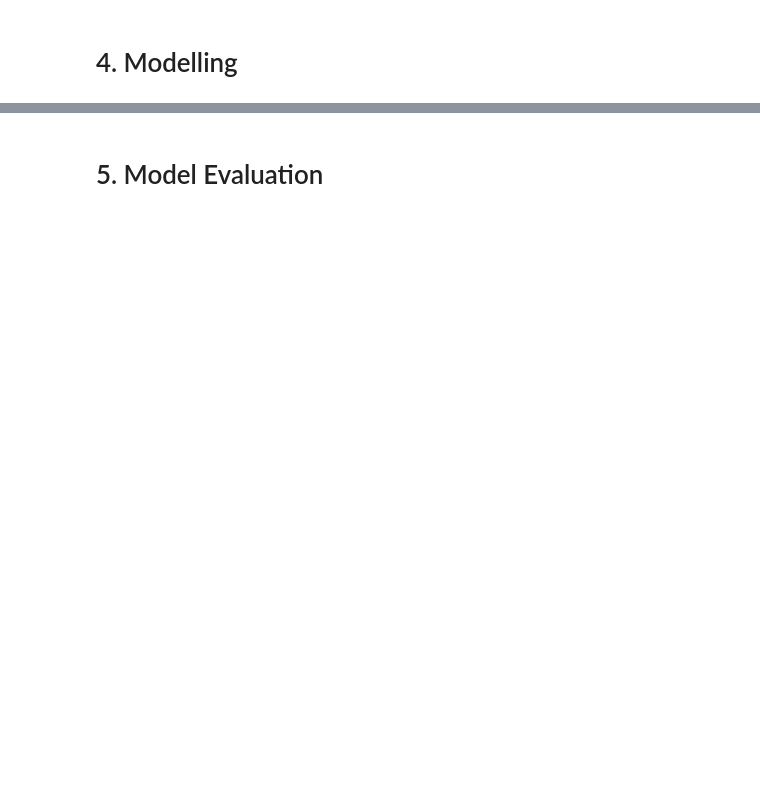
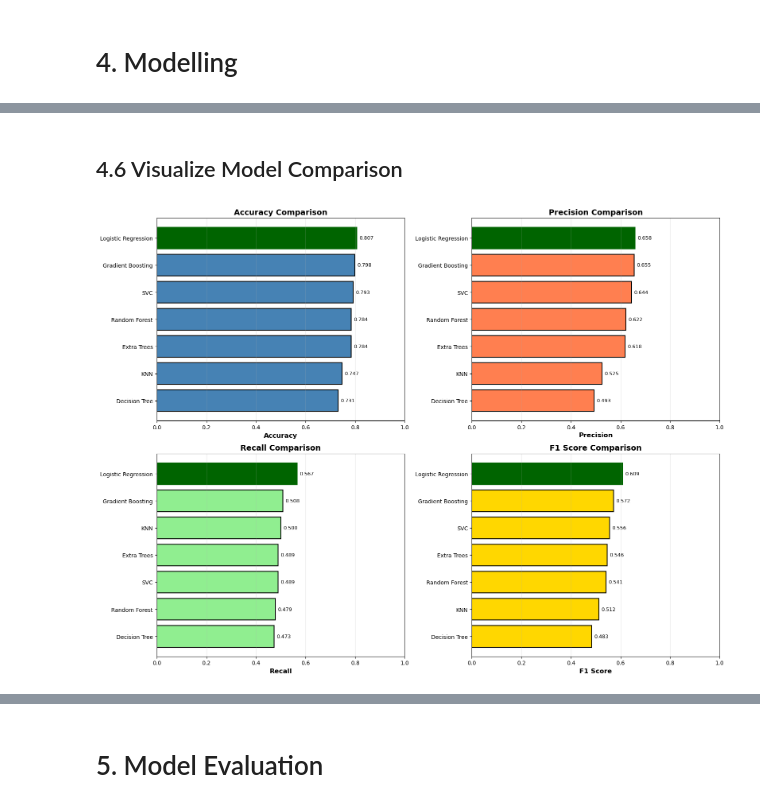
Before and after one commit to MyatPhoneM/mldp-project, a Jupyter notebook: MLDP Program Codes Submission Template.ipynb, the cells around one changed output, grey strips where cells are left out. Cells and saved outputs as stored; diff of their text form; code cells hidden in the pictures; blank space fills up the shorter version.

```diff
--- a/MLDP Program Codes Submission Template.ipynb
+++ b/MLDP Program Codes Submission Template.ipynb
@@ -816,0 +1333,17 @@ By looking at the variance ranking, everything except gender should be included
+# %%
+# Create results DataFrame
+results_df = pd.DataFrame(results)
+results_df = results_df.sort_values('F1 Score', ascending=False).reset_index(drop=True)
+
+print("\n" + "="*70)
+print("MODEL COMPARISON - RANKED BY F1 SCORE")
+print("="*70)
+print(results_df.to_string(index=False))
+print("="*70)
+
+# Identify best model
+best_model_name = results_df.iloc[0]['Model']
+best_f1 = results_df.iloc[0]['F1 Score']
+
+print(f"\n🏆 Best Model: {best_model_name}")
+print(f"   F1 Score: {best_f1:.4f}")
@@ -816,0 +1402,34 @@ By looking at the variance ranking, everything except gender should be included
+# %% [markdown]
+## 4.6 Visualize Model Comparison
+# %%
+# Bar chart comparison
+fig, axes = plt.subplots(2, 2, figsize=(16, 12))
+
+metrics = ['Accuracy', 'Precision', 'Recall', 'F1 Score']
+colors = ['steelblue', 'coral', 'lightgreen', 'gold']
+
+for idx, metric in enumerate(metrics):
+    ax = axes[idx // 2, idx % 2]
+
+    # Sort by current metric
+    sorted_df = results_df.sort_values(metric, ascending=True)
+
+    bars = ax.barh(sorted_df['Model'], sorted_df[metric], color=colors[idx],
+                   edgecolor='black', linewidth=1.5)
+    ax.set_xlabel(metric, fontsize=12, weight='bold')
+    ax.set_title(f'{metric} Comparison', fontsize=14, weight='bold')
+    ax.grid(axis='x', alpha=0.3)
+    ax.set_xlim([0, 1])
+
+    # Add values on bars
+    for i, (bar, val) in enumerate(zip(bars, sorted_df[metric])):
+        ax.text(val + 0.01, i, f'{val:.3f}', va='center', fontsize=9)
+
+    # Highlight best
+    best_idx = sorted_df[metric].idxmax()
+    bars[list(sorted_df.index).index(best_idx)].set_color('darkgreen')
+
+plt.tight_layout()
+plt.show()
+# %% [output]
+[figure, added]
```
Also changed, not shown: parts of 54 cells of this notebook.
